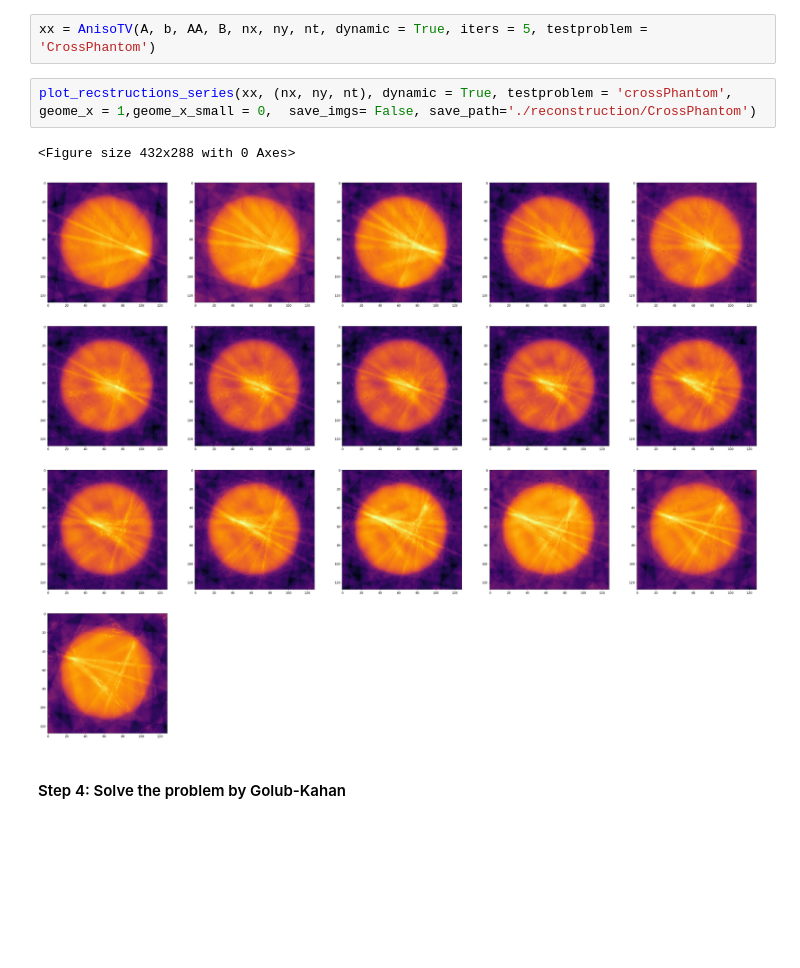
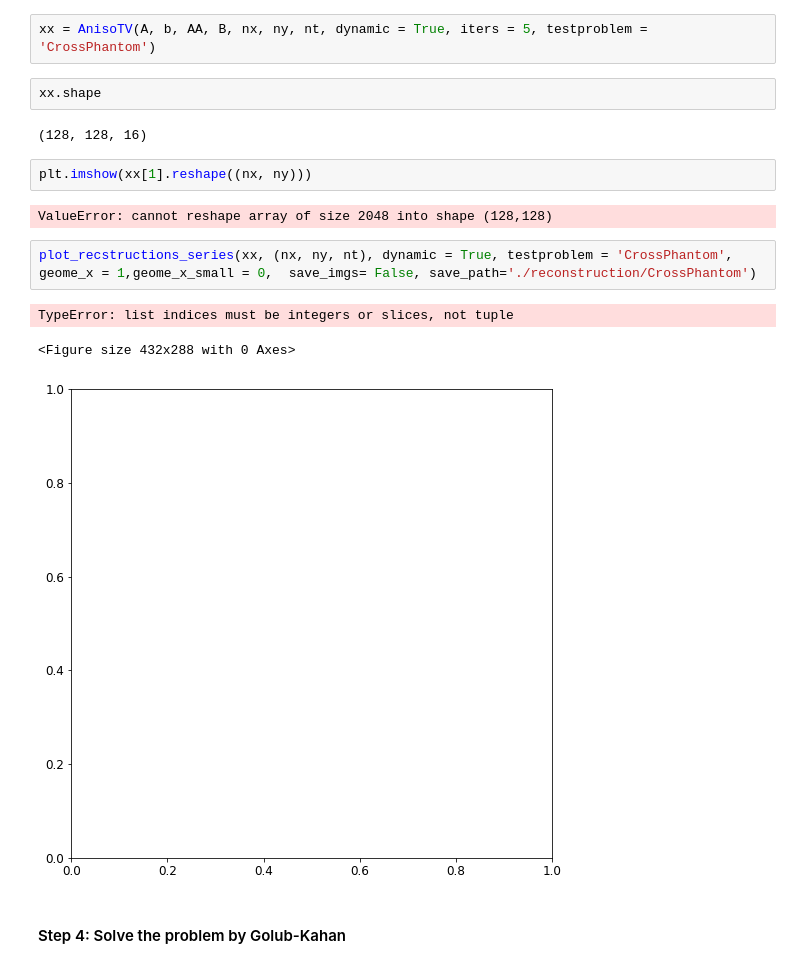
Before and after one commit to mpasha3/trips-py, a Jupyter notebook: demos/2_CrossPhantom.ipynb, the cells around one changed output. Saved outputs shown, nothing was run; the diff lists cells and outputs as text; blank space fills up the shorter version.

Commit message:
added plotting for crossPhantom

```diff
--- a/demos/2_CrossPhantom.ipynb
+++ b/demos/2_CrossPhantom.ipynb
@@ -112,11 +110,20 @@ plot_recstructions_series(xx, (nx, ny, nt), dynamic = False, testproblem = 'cros
 &nbsp;<br> <b>xx:</b> <br>If dynamic == True, xx is a 3 dimensional tensor with dimensions (nx, ny, nt) that contains nt reconstructed images<br>If dynamic == False, xx is a list with nt elements that contains nt reconstructed images
 # %%
 xx = AnisoTV(A, b, AA, B, nx, ny, nt, dynamic = True, iters = 5, testproblem = 'CrossPhantom')
+# %%
+xx.shape
+# %% [output]
+(128, 128, 16)
+# %%
+plt.imshow(xx[1].reshape((nx, ny)))
+# %% [output]
+ValueError: cannot reshape array of size 2048 into shape (128,128)
 # %%
-plot_recstructions_series(xx, (nx, ny, nt), dynamic = True, testproblem = 'crossPhantom', geome_x = 1,geome_x_small = 0,  save_imgs= False, save_path='./reconstruction/CrossPhantom')
+plot_recstructions_series(xx, (nx, ny, nt), dynamic = True, testproblem = 'CrossPhantom', geome_x = 1,geome_x_small = 0,  save_imgs= False, save_path='./reconstruction/CrossPhantom')
 # %% [output]
-<Figure size 432x288 with 0 Axes>
+TypeError: list indices must be integers or slices, not tuple
+<Figure size 432x288 with 0 Axes>
-[figure, old version]
+[figure, new version]
 # %% [markdown]
 #### Step 4: Solve the problem by Golub-Kahan
 # %%
```
Also changed, not shown: parts of 1 cell of this notebook.
